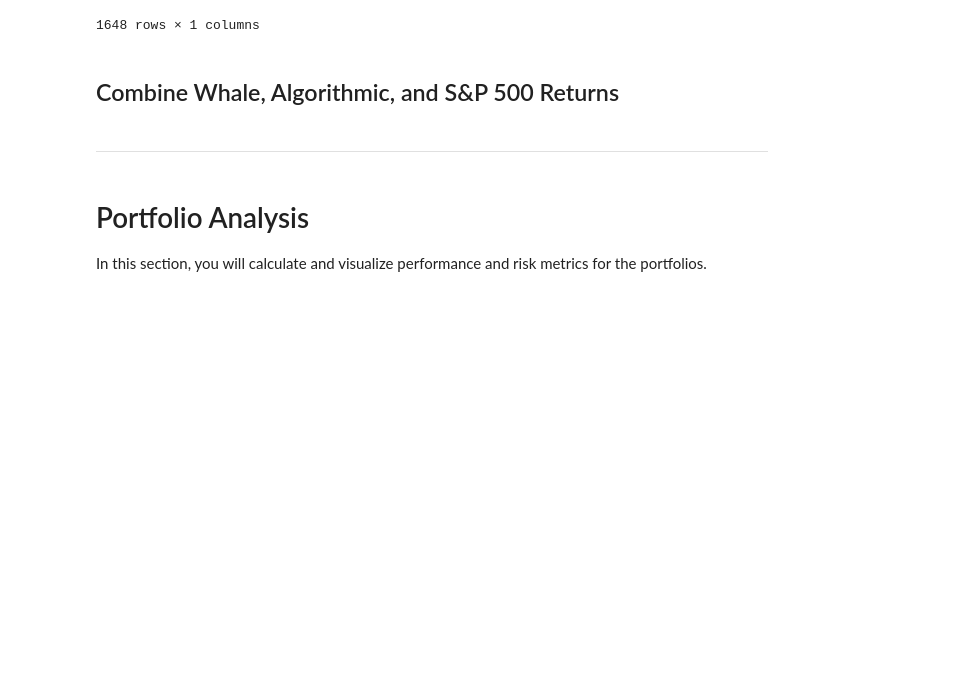
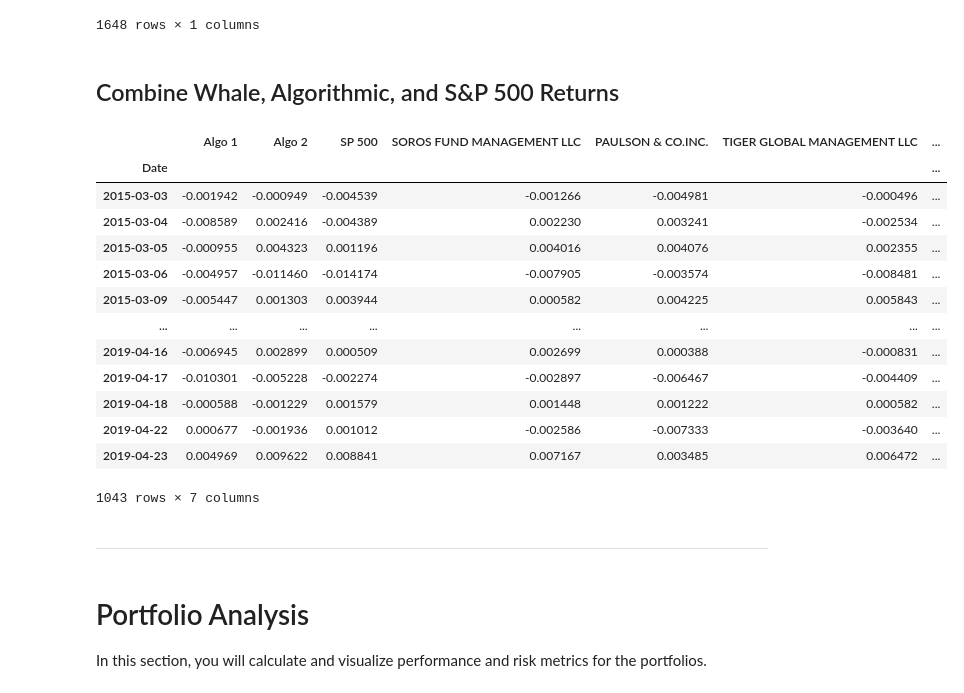
Before and after one commit to markmurdock11/pandas_hw, a Jupyter notebook: whale_analysis.ipynb, the cells around one changed output. Cells and saved outputs as stored; diff of their text form; code cells hidden in the pictures; blank space fills up the shorter version.

```diff
--- a/whale_analysis.ipynb
+++ b/whale_analysis.ipynb
@@ -185,6 +185,24 @@ sp_daily
 # %%
 # Concatenate all DataFrames into a single DataFrame
 # YOUR CODE HERE
+
+big_portfolio = pd.concat([algo_df, sp_daily, whale_df], axis="columns", join= "inner")
+big_portfolio
+# %% [output]
+|  | Algo 1 | Algo 2 | SP 500 | SOROS FUND MANAGEMENT LLC | PAULSON & CO.INC. | TIGER GLOBAL MANAGEMENT LLC | ... |
+| Date |  |  |  |  |  |  | ... |
+| 2015-03-03 | -0.001942 | -0.000949 | -0.004539 | -0.001266 | -0.004981 | -0.000496 | ... |
+| 2015-03-04 | -0.008589 | 0.002416 | -0.004389 | 0.002230 | 0.003241 | -0.002534 | ... |
+| 2015-03-05 | -0.000955 | 0.004323 | 0.001196 | 0.004016 | 0.004076 | 0.002355 | ... |
+| 2015-03-06 | -0.004957 | -0.011460 | -0.014174 | -0.007905 | -0.003574 | -0.008481 | ... |
+| 2015-03-09 | -0.005447 | 0.001303 | 0.003944 | 0.000582 | 0.004225 | 0.005843 | ... |
+| ... | ... | ... | ... | ... | ... | ... | ... |
+| 2019-04-16 | -0.006945 | 0.002899 | 0.000509 | 0.002699 | 0.000388 | -0.000831 | ... |
+| 2019-04-17 | -0.010301 | -0.005228 | -0.002274 | -0.002897 | -0.006467 | -0.004409 | ... |
+| 2019-04-18 | -0.000588 | -0.001229 | 0.001579 | 0.001448 | 0.001222 | 0.000582 | ... |
+| 2019-04-22 | 0.000677 | -0.001936 | 0.001012 | -0.002586 | -0.007333 | -0.003640 | ... |
+| 2019-04-23 | 0.004969 | 0.009622 | 0.008841 | 0.007167 | 0.003485 | 0.006472 | ... |
+1043 rows × 7 columns
 # %% [markdown]
 ---
 # %% [markdown]
```
Also changed, not shown: parts of 2 cells of this notebook.
